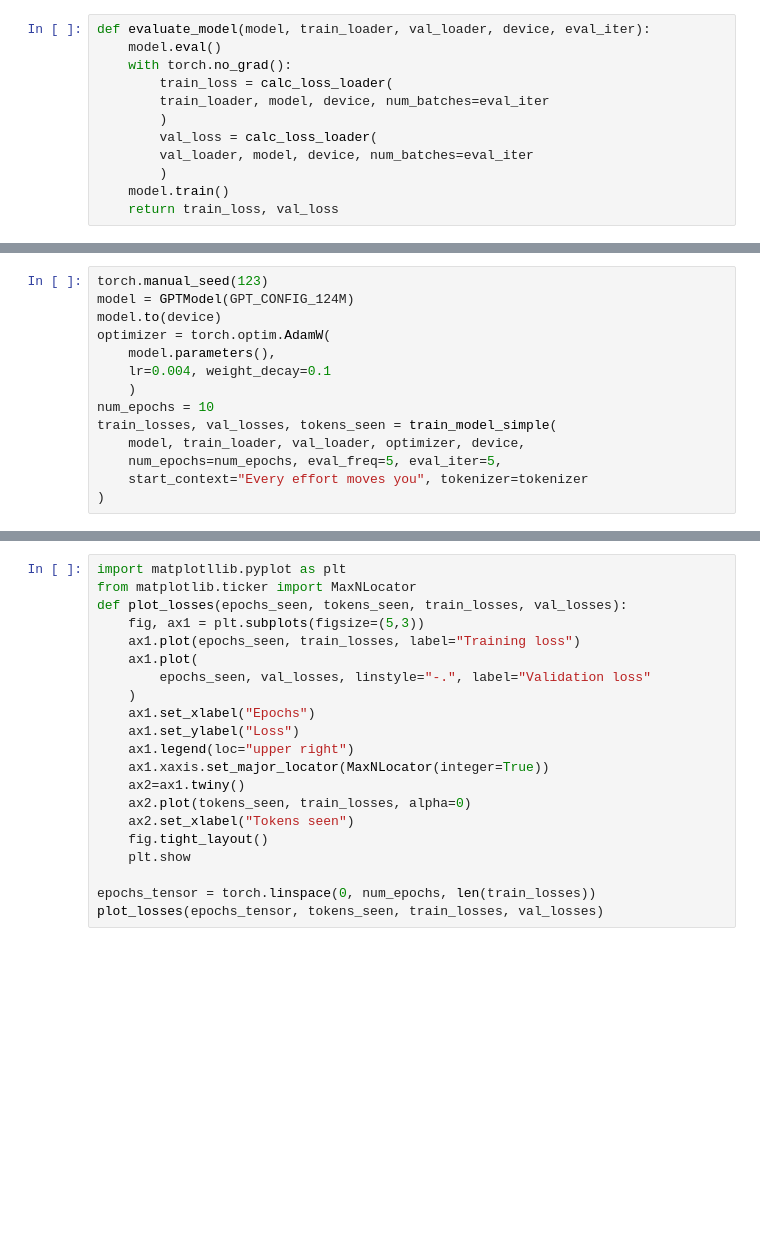
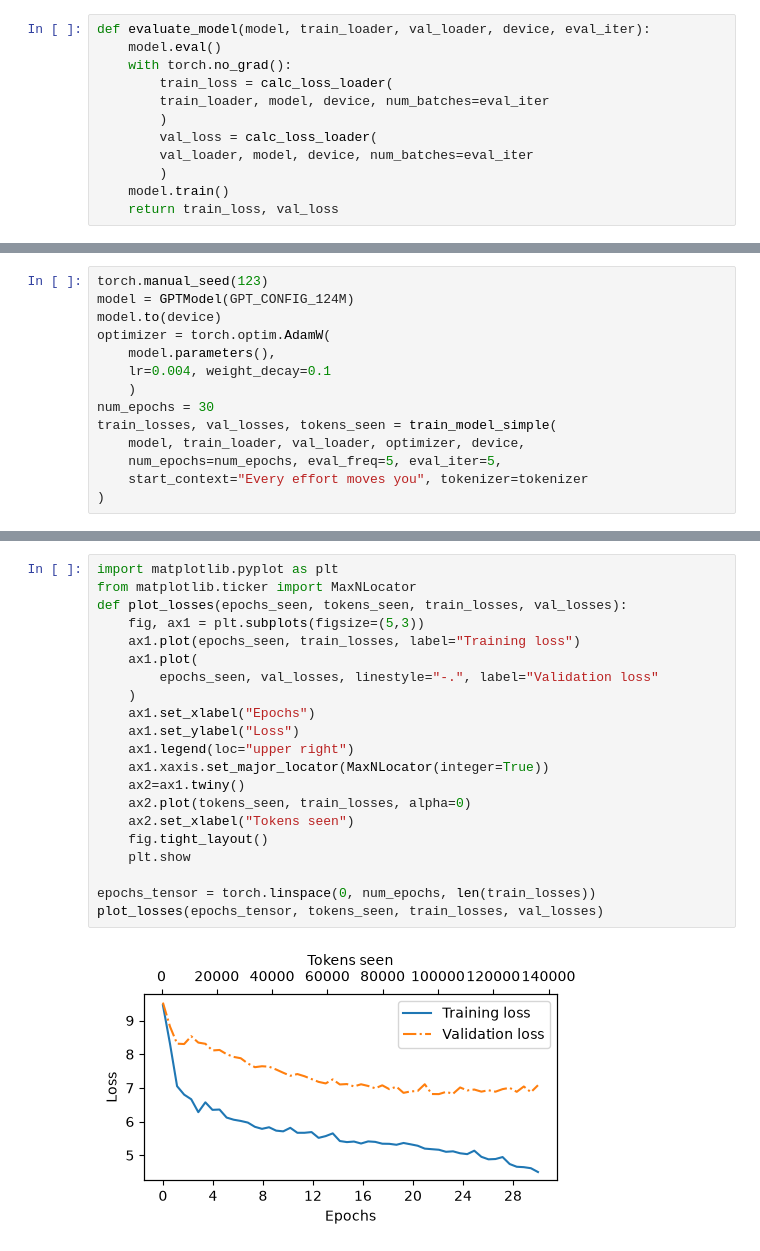
Before and after one commit to KunalAyush1/GPT-2-Small-from-scratch, a Jupyter notebook: pretraining.ipynb, the cells around one changed output, grey strips where cells are left out. Saved outputs shown, nothing was run; the diff lists cells and outputs as text; blank space fills up the shorter version.

```diff
--- a/pretraining.ipynb
+++ b/pretraining.ipynb
@@ -284,7 +289,7 @@ optimizer = torch.optim.AdamW(
     model.parameters(),
     lr=0.004, weight_decay=0.1
     )
-num_epochs = 10
+num_epochs = 30
 train_losses, val_losses, tokens_seen = train_model_simple(
     model, train_loader, val_loader, optimizer, device,
     num_epochs=num_epochs, eval_freq=5, eval_iter=5,
@@ -295,21 +316,23 @@ Ep 1 (Step 000000): Train loss 9.639,Val loss 9.699
 # %%
-import matplotllib.pyplot as plt
+import matplotlib.pyplot as plt
 from matplotlib.ticker import MaxNLocator
 def plot_losses(epochs_seen, tokens_seen, train_losses, val_losses):
     fig, ax1 = plt.subplots(figsize=(5,3))
     ax1.plot(epochs_seen, train_losses, label="Training loss")
     ax1.plot(
-        epochs_seen, val_losses, linstyle="-.", label="Validation loss"
+        epochs_seen, val_losses, linestyle="-.", label="Validation loss"
     )
     ax1.set_xlabel("Epochs")
     ax1.set_ylabel("Loss")
     ax1.legend(loc="upper right")
     ax1.xaxis.set_major_locator(MaxNLocator(integer=True))
     ax2=ax1.twiny()
     ax2.plot(tokens_seen, train_losses, alpha=0)
     ax2.set_xlabel("Tokens seen")
     fig.tight_layout()
     plt.show
 
 epochs_tensor = torch.linspace(0, num_epochs, len(train_losses))
 plot_losses(epochs_tensor, tokens_seen, train_losses, val_losses)
+# %% [output]
+[figure, added]
```
Also changed, not shown: parts of 5 cells of this notebook, 1 other file.
